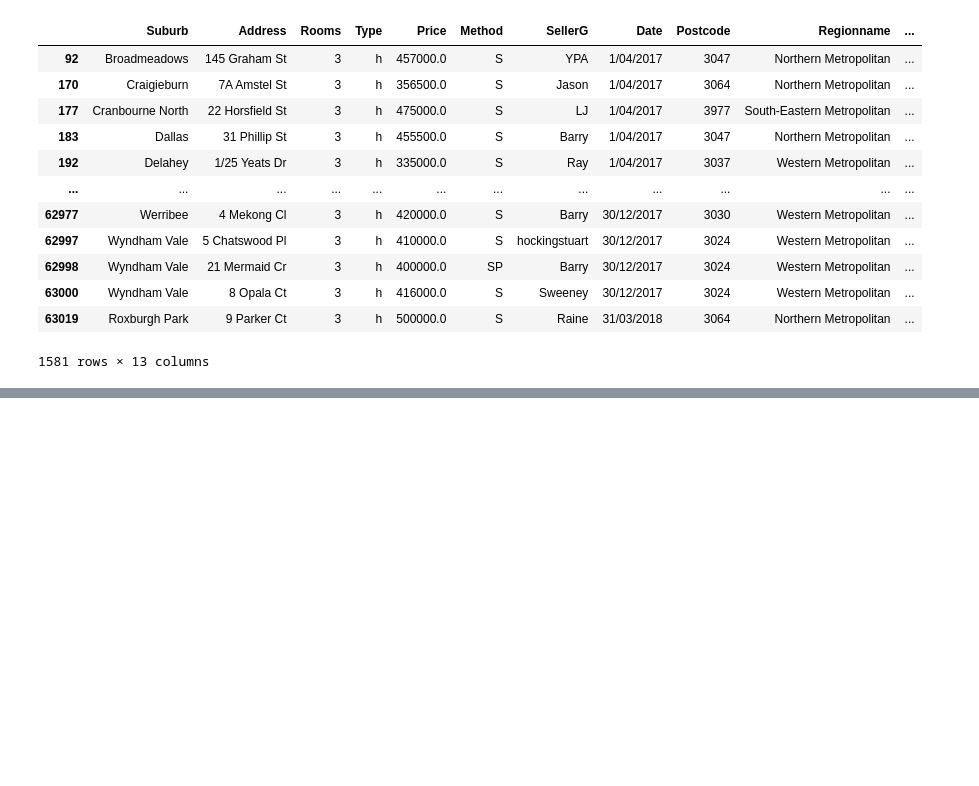
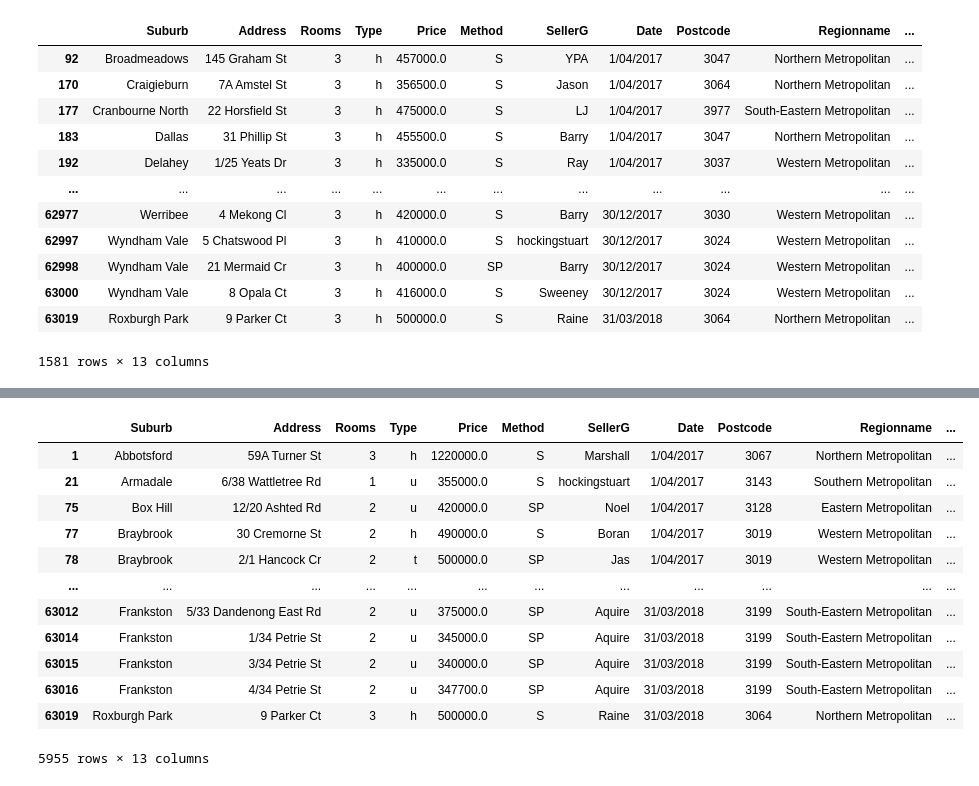
Before and after one commit to TassioSales/Panda_Do_Zero, a Jupyter notebook: Melbourne.ipynb, the cells around one changed output, grey strips where cells are left out. Cells and saved outputs as stored; diff of their text form; code cells hidden in the pictures; blank space fills up the shorter version.

```diff
--- a/Melbourne.ipynb
+++ b/Melbourne.ipynb
@@ -71,0 +95,17 @@ filter1
+# %%
+filter4 =  df.loc[df['Address'].str.contains('^59', flags=re.I) | (df['Price'] <= 500000)]
+filter4
+# %% [output]
+|  | Suburb | Address | Rooms | Type | Price | Method | SellerG | Date | Postcode | Regionname | ... |
+| 1 | Abbotsford | 59A Turner St | 3 | h | 1220000.0 | S | Marshall | 1/04/2017 | 3067 | Northern Metropolitan | ... |
+| 21 | Armadale | 6/38 Wattletree Rd | 1 | u | 355000.0 | S | hockingstuart | 1/04/2017 | 3143 | Southern Metropolitan | ... |
+| 75 | Box Hill | 12/20 Ashted Rd | 2 | u | 420000.0 | SP | Noel | 1/04/2017 | 3128 | Eastern Metropolitan | ... |
+| 77 | Braybrook | 30 Cremorne St | 2 | h | 490000.0 | S | Boran | 1/04/2017 | 3019 | Western Metropolitan | ... |
+| 78 | Braybrook | 2/1 Hancock Cr | 2 | t | 500000.0 | SP | Jas | 1/04/2017 | 3019 | Western Metropolitan | ... |
+| ... | ... | ... | ... | ... | ... | ... | ... | ... | ... | ... | ... |
+| 63012 | Frankston | 5/33 Dandenong East Rd | 2 | u | 375000.0 | SP | Aquire | 31/03/2018 | 3199 | South-Eastern Metropolitan | ... |
+| 63014 | Frankston | 1/34 Petrie St | 2 | u | 345000.0 | SP | Aquire | 31/03/2018 | 3199 | South-Eastern Metropolitan | ... |
+| 63015 | Frankston | 3/34 Petrie St | 2 | u | 340000.0 | SP | Aquire | 31/03/2018 | 3199 | South-Eastern Metropolitan | ... |
+| 63016 | Frankston | 4/34 Petrie St | 2 | u | 347700.0 | SP | Aquire | 31/03/2018 | 3199 | South-Eastern Metropolitan | ... |
+| 63019 | Roxburgh Park | 9 Parker Ct | 3 | h | 500000.0 | S | Raine | 31/03/2018 | 3064 | Northern Metropolitan | ... |
+5955 rows × 13 columns
```
Also changed, not shown: parts of 12 cells of this notebook.
